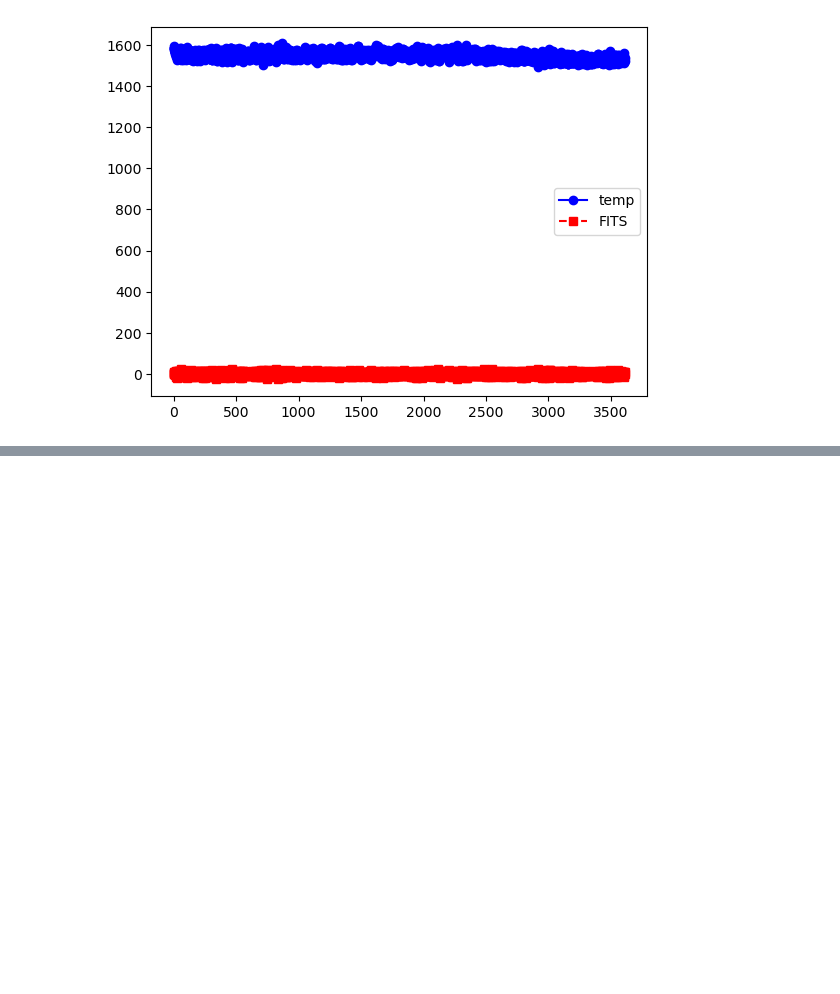
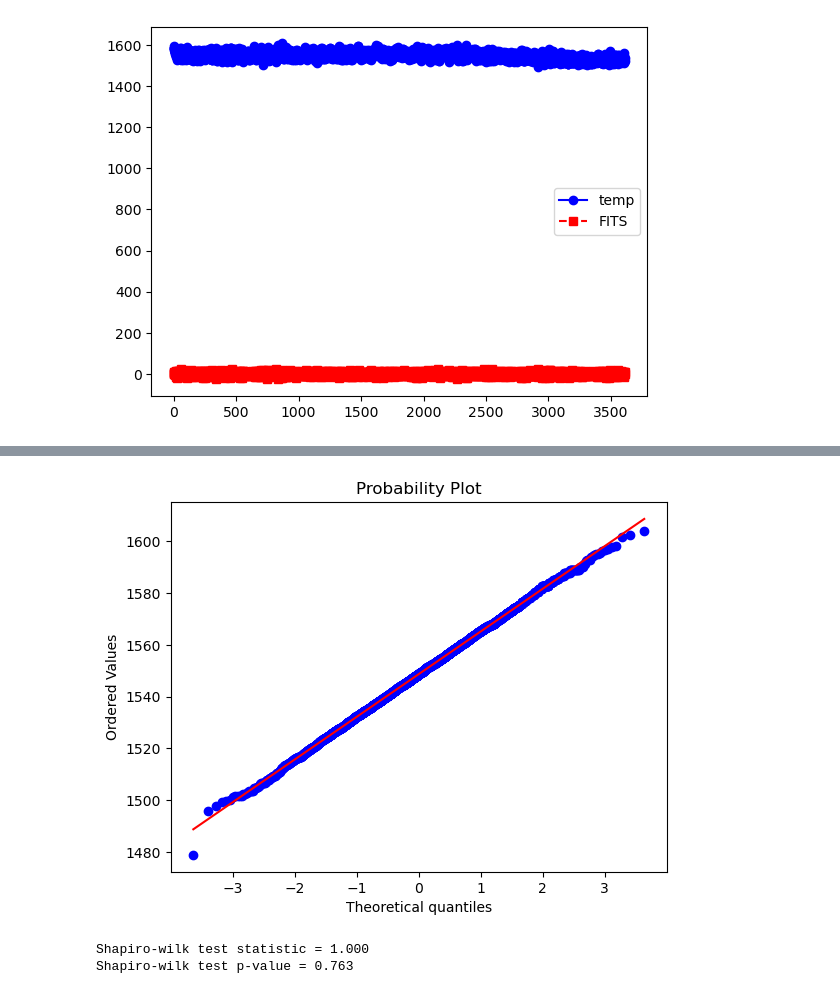
Before and after one commit to Cimap-dev/qda-project, a Jupyter notebook: ARIMAginni_gapping.ipynb, the cells around one changed output, grey strips where cells are left out. Saved outputs shown, nothing was run; the diff lists cells and outputs as text; code cells hidden in the pictures; blank space fills up the shorter version.

```diff
--- a/ARIMAginni_gapping.ipynb
+++ b/ARIMAginni_gapping.ipynb
@@ -190,0 +169,3 @@ dtype: float64
+# %%
+data1 = data.sample(n=5000, random_state=42)  # Randomly sample 5000 rows
+data1.head()
@@ -190,0 +179,6 @@ dtype: float64
+# %%
+_ = qda.Assumptions(data1['temp']).normality()
+# %% [output]
+[figure, added]
+Shapiro-wilk test statistic = 1.000
+Shapiro-wilk test p-value = 0.763
```
Also changed, not shown: parts of 13 cells of this notebook, 1 other file.
